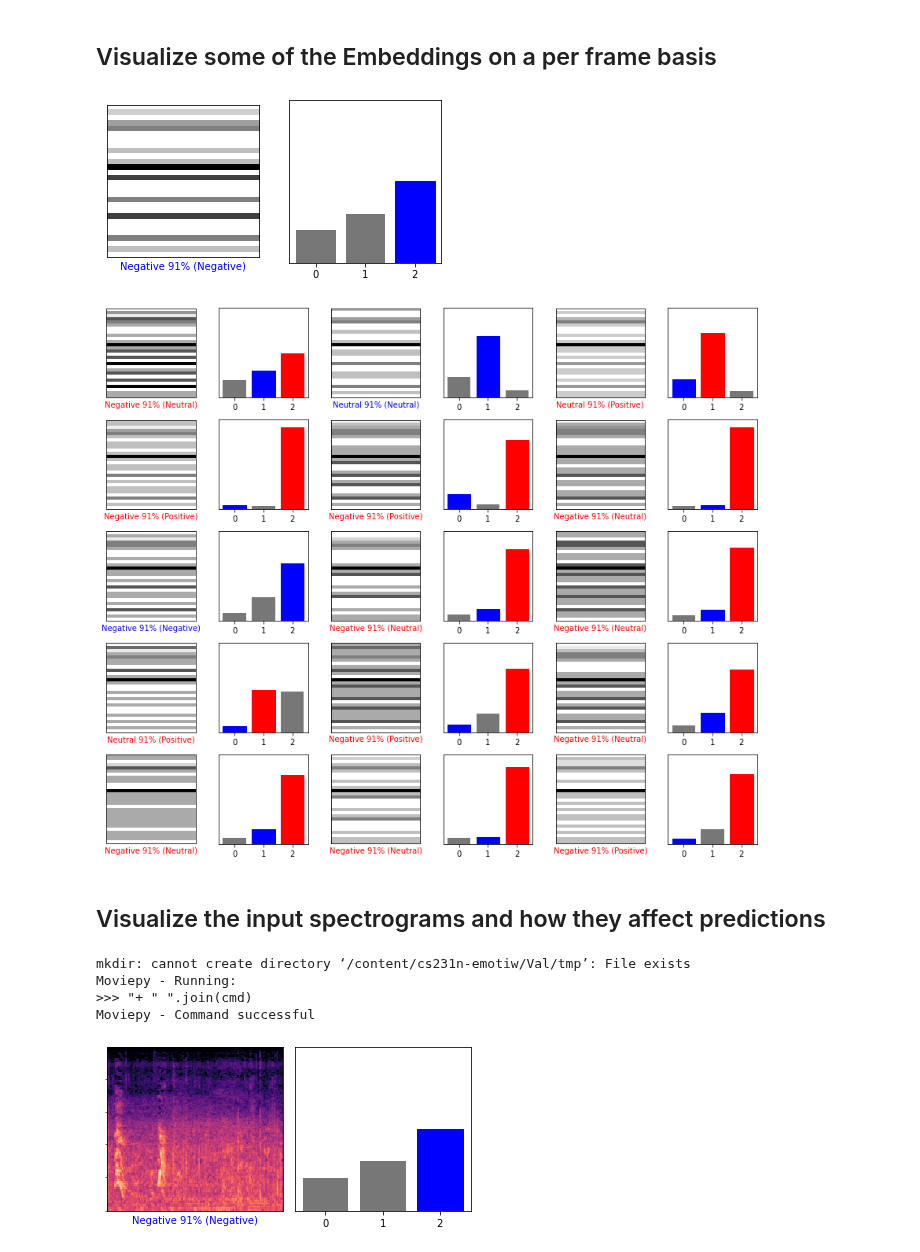
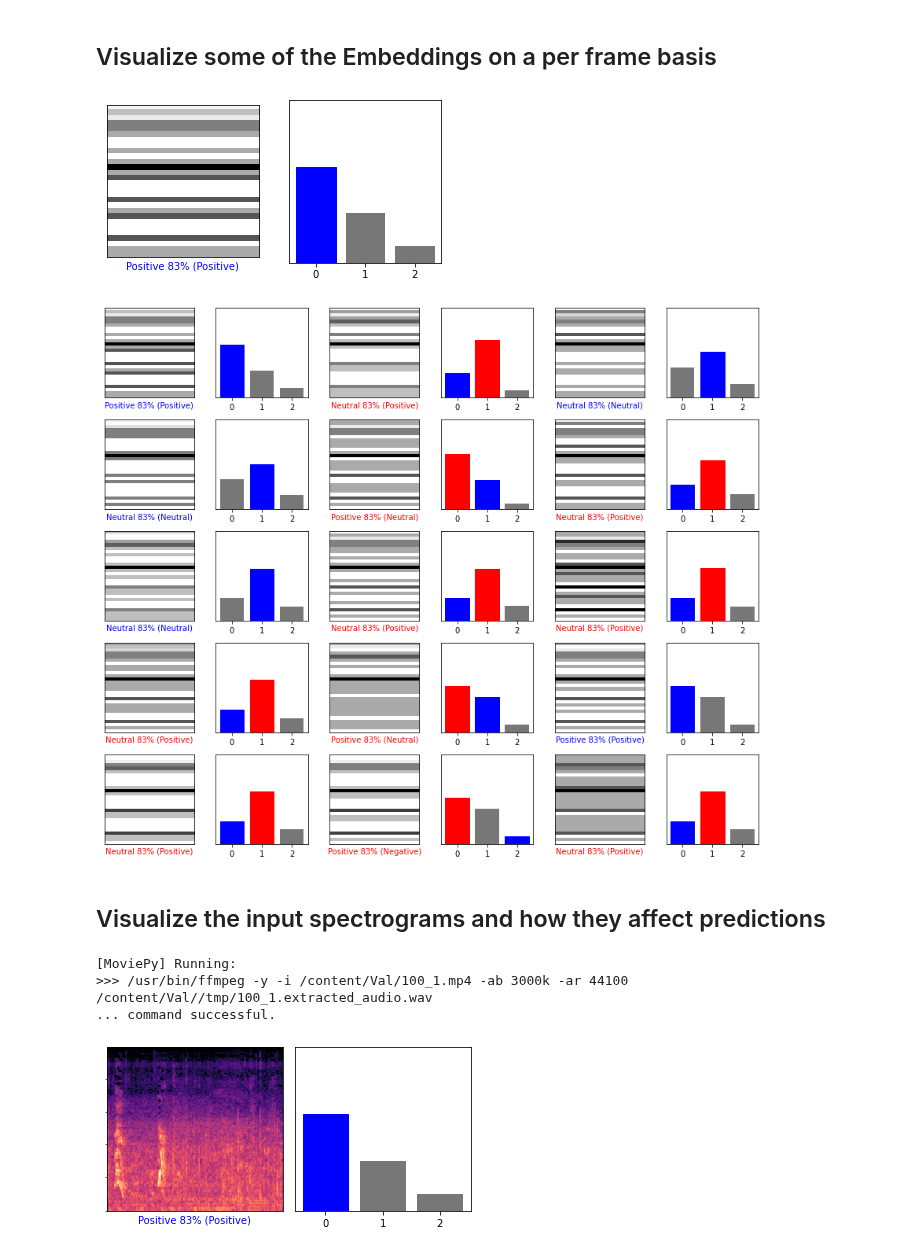
Before and after one commit to fusical/emotiw, a Jupyter notebook: notebooks/audio/1.0-la-audio-error-analysis.ipynb, the cells around one changed output. Cells and saved outputs as stored; diff of their text form; code cells hidden in the pictures.

```diff
--- a/notebooks/audio/1.0-la-audio-error-analysis.ipynb
+++ b/notebooks/audio/1.0-la-audio-error-analysis.ipynb
@@ -56,17 +114,18 @@ audio_preprocessor_val.preprocess(batch_size=32)
 # %%
 import numpy as np
+import glob
 #X_train = np.load('/content/drive/My Drive/Machine-Learning-Projects/cs231n-project/notebooks/audio-final/audio-pickle-all-X-openl3-train.pkl', allow_pickle=True)
 #Y_train = np.load('/content/drive/My Drive/Machine-Learning-Projects/cs231n-project/notebooks/audio-final/audio-pickle-all-Y-openl3-train.pkl' , allow_pickle=True)
 
-X_val = np.load('/content/cs231n-emotiw/val-full-4/audio-pickle-all-X-openl3.pkl' , allow_pickle=True)
-Y_val = np.load('/content/cs231n-emotiw/val-full-4/audio-pickle-all-Y-openl3.pkl' , allow_pickle=True)
+X_val = np.load('/content/drive/My Drive/Machine-Learning-Projects/cs231n-project/datasets/emotiw/audio-pickle-all-X-openl3.pkl' , allow_pickle=True)
+Y_val = np.load('/content/drive/My Drive/Machine-Learning-Projects/cs231n-project/datasets/emotiw/audio-pickle-all-Y-openl3.pkl' , allow_pickle=True)
 
 s = np.arange(X_val.shape[0])
 np.random.shuffle(s)
 X_val = X_val[s]
 Y_val = Y_val[s]
 
-video_path = '/content/cs231n-emotiw/Val/'
+video_path = '/content/Val/'
 videos = glob.glob(video_path + '/*.mp4')
 videos = np.asarray(videos)
 videos = videos[s]
@@ -214,7 +284,7 @@ plt.subplot(1,2,2)
 plot_value_array(i, predictions[i],  Y_val)
 plt.show()
 # %% [output]
-[figure, old version]
+[figure, new version]
 # %%
 # Plot the first X test images, their predicted labels, and the true labels.
 # Color correct predictions in blue and incorrect predictions in red.
@@ -232,7 +302,7 @@ for i in range(num_images):
 plt.tight_layout()
 plt.show()
 # %% [output]
-[figure, old version]
+[figure, new version]
 # %% [markdown]
 ## Visualize the input spectrograms and how they affect predictions
 # %%
@@ -242,9 +312,9 @@ import librosa.display
 from librosa.feature import melspectrogram
 import sys
 from moviepy.video.io.ffmpeg_tools import ffmpeg_extract_audio
-import soundfile as sf
+import os
 
-!mkdir '/content/cs231n-emotiw/Val/tmp'
+!mkdir '/content/Val/tmp'
 
 files = sorted(glob.glob('/content/cs231n-emotiw/Val/*.mp4'))
 
@@ -264,40 +334,39 @@ def plot_spectrogram(i, video_path, video_name , predictions_array, true_label):
   #plt.colorbar(format='%+2.0f dB')
   #plt.title('Mel-frequency spectrogram')
   plt.tight_layout()
   plt.yticks([])
   plt.xticks([])
   plt.ylabel("")
 
 
 
   predicted_label = np.argmax(predictions_array[i])
 
 
   if predicted_label == true_label:
     color = 'blue'
   else:
     color = 'red'
 
   plt.xlabel("{} {:2.0f}% ({})".format(class_names[predicted_label],
                                 100*np.max(predictions_array),
                                 class_names[true_label]),
                                 color=color)
 
-video_name = '/content/cs231n-emotiw/Val/100_1.mp4'
-video_path = '/content/cs231n-emotiw/Val/'
+video_name = '/content/Val/100_1.mp4'
+video_path = '/content/Val/'
 video_name = os.path.basename(video_name)
 plt.figure(figsize=(6,3))
 plt.subplot(1,2,1)
 plot_spectrogram(0 , video_path , video_name , predictions, Y_val)
 plt.subplot(1,2,2)
 plot_value_array(0, predictions[0],  Y_val)
 plt.show()
 # %% [output]
-mkdir: cannot create directory ‘/content/cs231n-emotiw/Val/tmp’: File exists
-Moviepy - Running:
->>> "+ " ".join(cmd)
-Moviepy - Command successful
+[MoviePy] Running:
+>>> /usr/bin/ffmpeg -y -i /content/Val/100_1.mp4 -ab 3000k -ar 44100 /content/Val//tmp/100_1.extracted_audio.wav
+... command successful.
-[figure, old version]
+[figure, new version]
 # %%
 # Plot the first X test images, their predicted labels, and the true labels.
 # Color correct predictions in blue and incorrect predictions in red.
```
Also changed, not shown: parts of 11 cells of this notebook.
